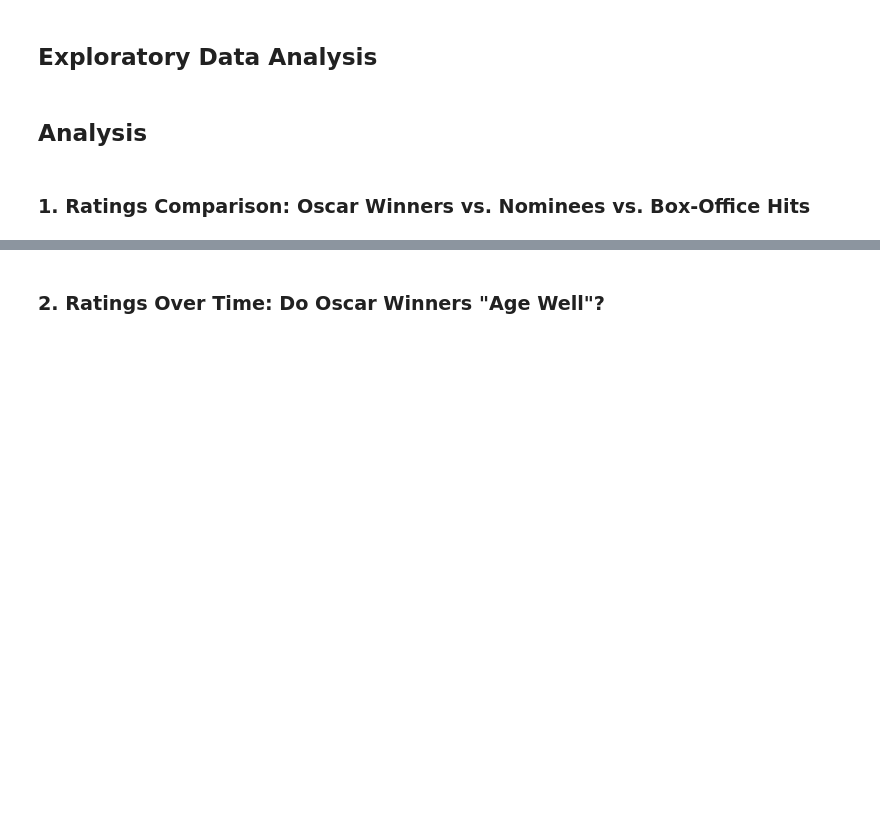
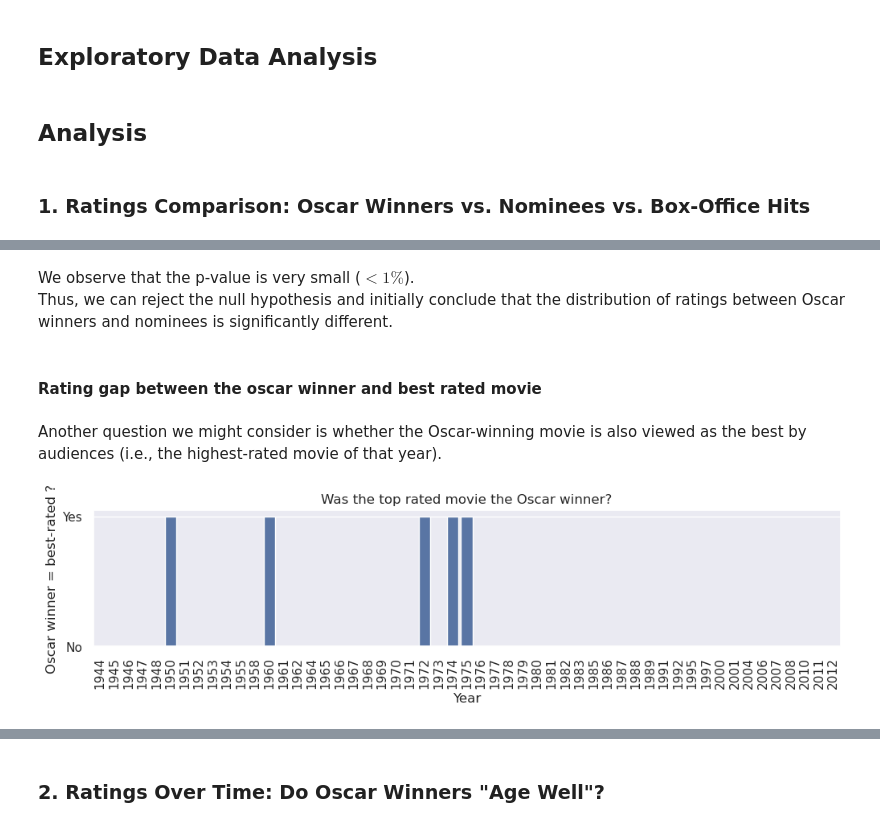
Before and after one commit to epfl-ada/ada-2024-project-badaboum, a Jupyter notebook: results.ipynb, the cells around one changed output, grey strips where cells are left out. Saved outputs shown, nothing was run; the diff lists cells and outputs as text; code cells hidden in the pictures; blank space fills up the shorter version.

Commit message:
feat(results): add question 1 results

```diff
--- a/results.ipynb
+++ b/results.ipynb
@@ -16,0 +34,11 @@ from src.models.question5 import plot_oscar_bump
+# %% [markdown]
+We observe that the p-value is very small ($<1\%$).
+Thus, we can reject the null hypothesis and initially conclude that the distribution of ratings between Oscar winners and nominees is significantly different.
+# %% [markdown]
+#### Rating gap between the oscar winner and best rated movie
+# %% [markdown]
+Another question we might consider is whether the Oscar-winning movie is also viewed as the best by audiences (i.e., the highest-rated movie of that year).
+# %%
+q1.plot_oscar_winners_vs_audience_concordance()
+# %% [output]
+[figure, added]
```
Also changed, not shown: parts of 17 cells of this notebook.
